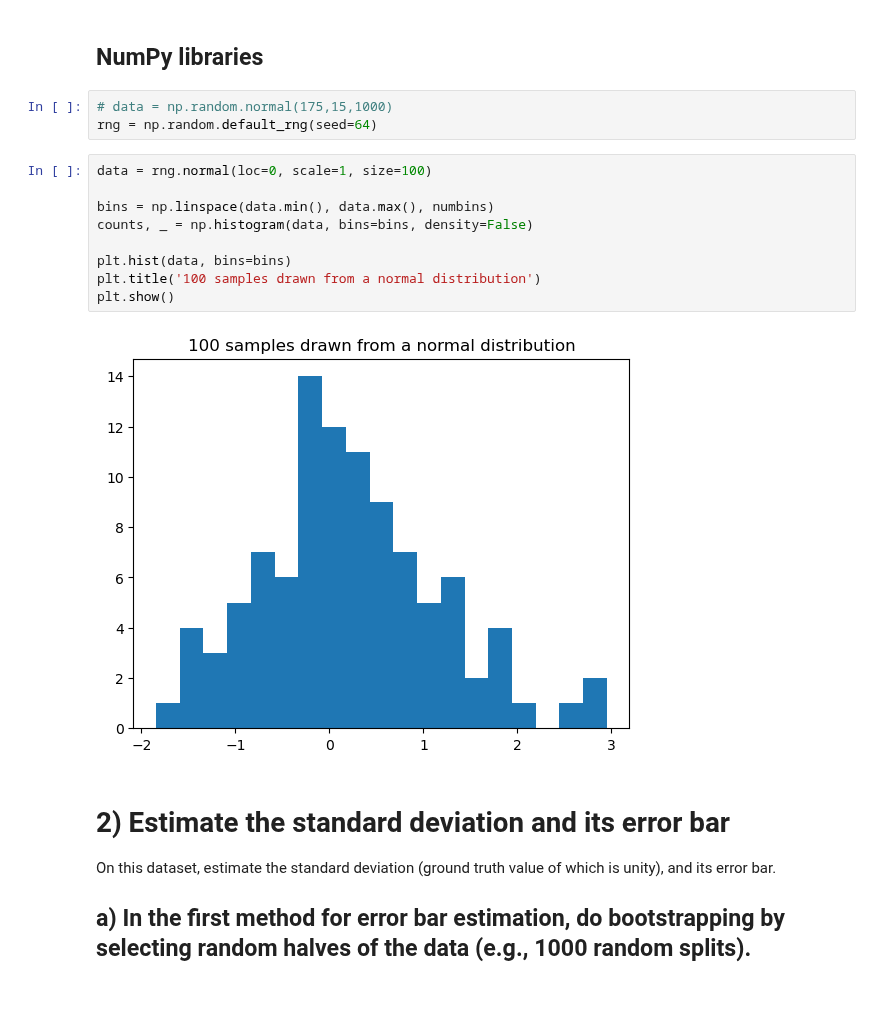
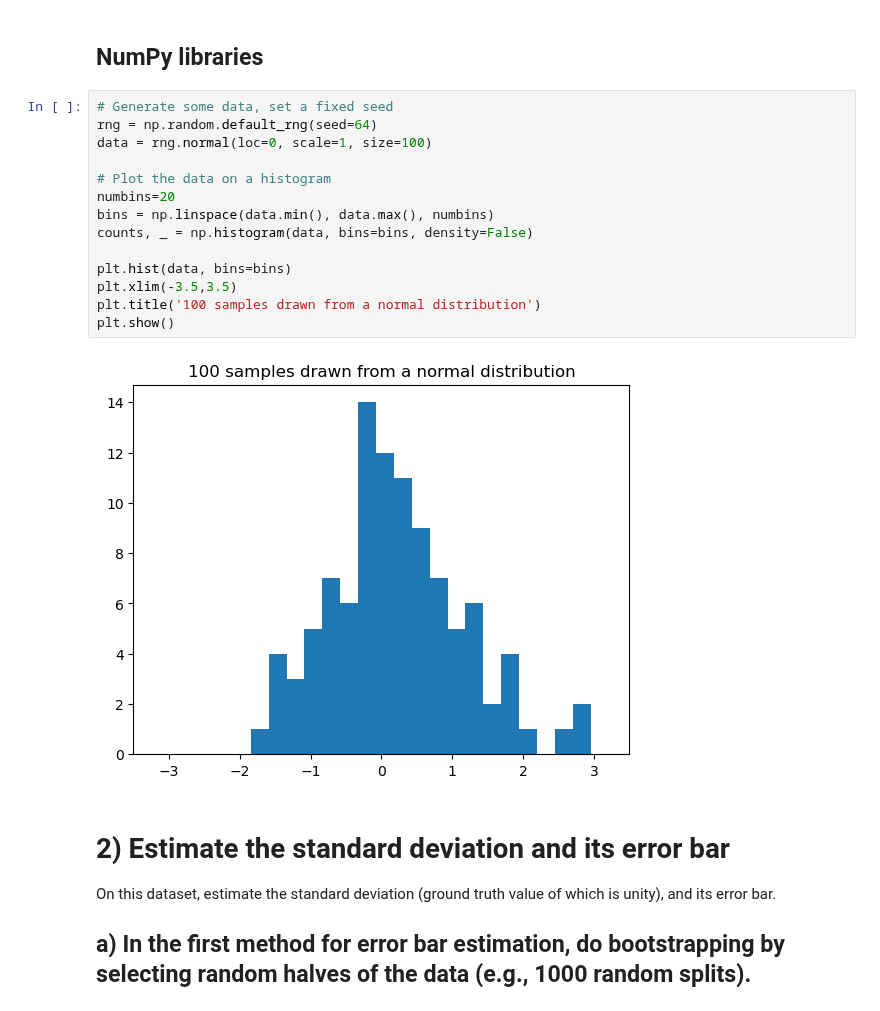
Before and after one commit to acumpelik/DSSC23, a Jupyter notebook: DSSC23-Homework3-Andrea_Cumpelik.ipynb, the cells around one changed output. Drawn from its saved outputs; the diff is of its cells as text.

```diff
--- a/DSSC23-Homework3-Andrea_Cumpelik.ipynb
+++ b/DSSC23-Homework3-Andrea_Cumpelik.ipynb
@@ -62,19 +56,21 @@ n
 # %% [markdown]
 ## NumPy libraries
-# %%
-# data = np.random.normal(175,15,1000)
-rng = np.random.default_rng(seed=64)
 # %%
+# Generate some data, set a fixed seed
+rng = np.random.default_rng(seed=64)
 data = rng.normal(loc=0, scale=1, size=100)
 
+# Plot the data on a histogram
+numbins=20
 bins = np.linspace(data.min(), data.max(), numbins)
 counts, _ = np.histogram(data, bins=bins, density=False)
 
 plt.hist(data, bins=bins)
+plt.xlim(-3.5,3.5)
 plt.title('100 samples drawn from a normal distribution')
 plt.show()
 # %% [output]
-[figure, old version]
+[figure, new version]
 # %% [markdown]
 # 2) Estimate the standard deviation and its error bar
 On this dataset, estimate the standard deviation (ground truth
```
Also changed, not shown: parts of 18 cells of this notebook.
